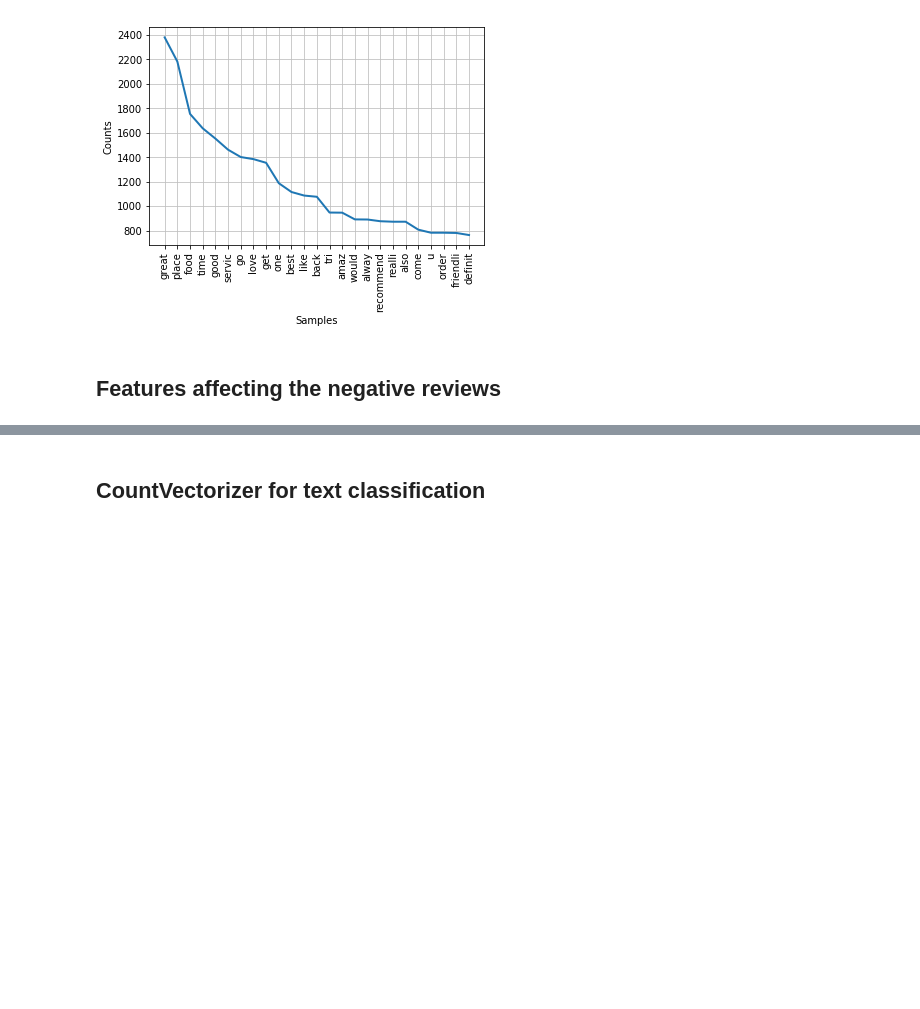
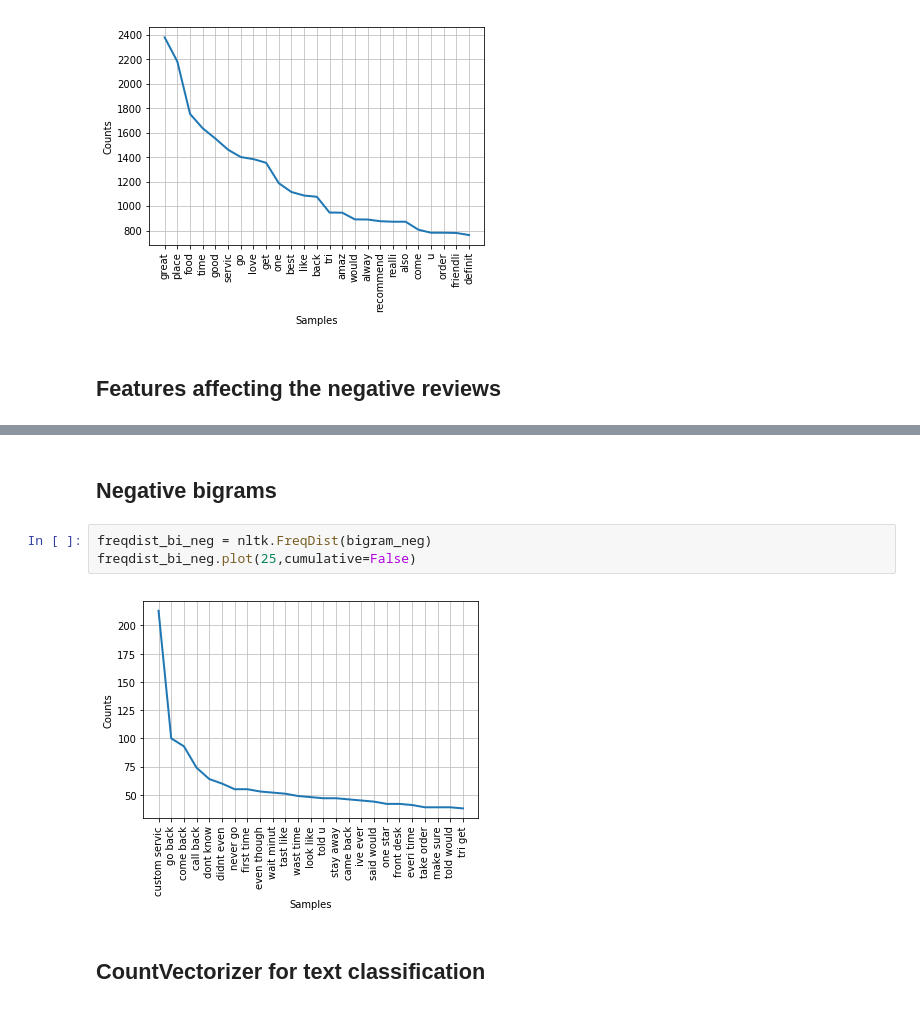
Before and after one commit to nishimishra71/Python, a Jupyter notebook: Capstone_2/Capstone_2.ipynb, the cells around one changed output, grey strips where cells are left out. Saved outputs shown, nothing was run; the diff lists cells and outputs as text; blank space fills up the shorter version.

```diff
--- a/Capstone_2/Capstone_2.ipynb
+++ b/Capstone_2/Capstone_2.ipynb
@@ -491,3 +537,10 @@ freqdist.plot(25,cumulative=False)
+# %% [markdown]
+## Negative bigrams
+# %%
+freqdist_bi_neg = nltk.FreqDist(bigram_neg)
+freqdist_bi_neg.plot(25,cumulative=False)
+# %% [output]
+[figure, added]
 # %% [markdown]
 ## CountVectorizer for text classification
 # %% [markdown]
```
Also changed, not shown: parts of 9 cells of this notebook.
